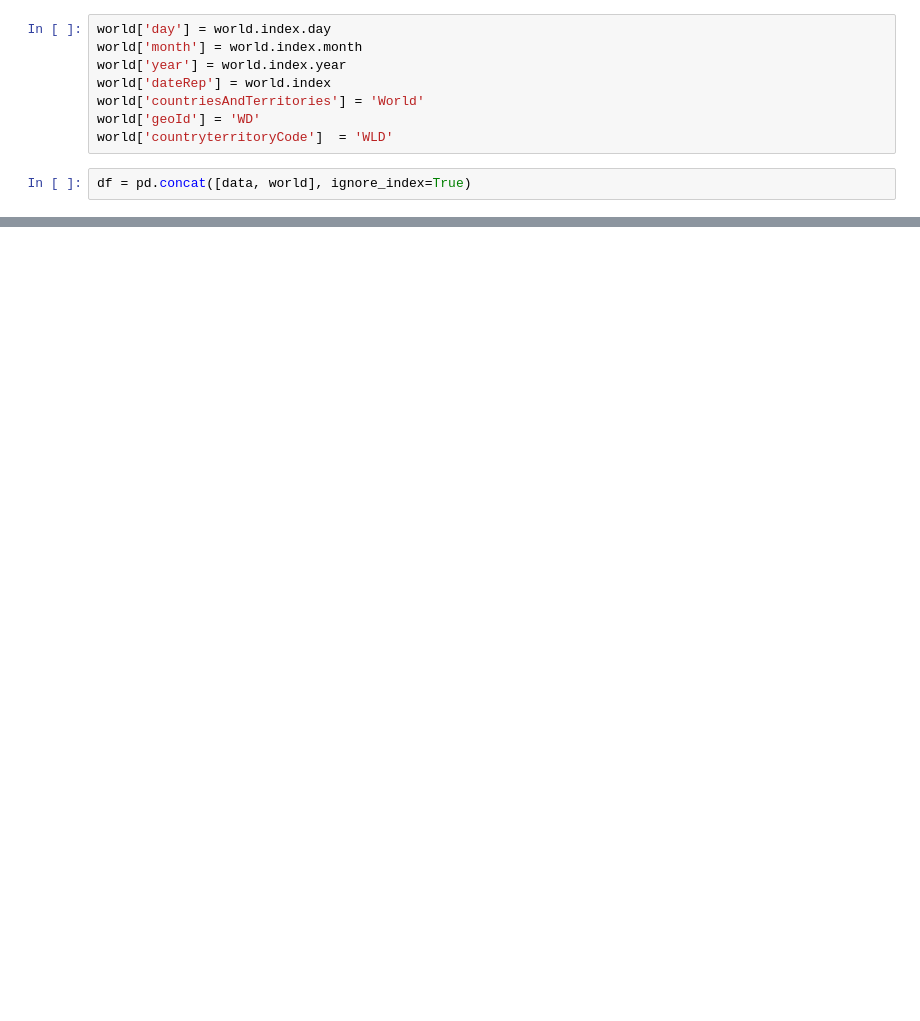
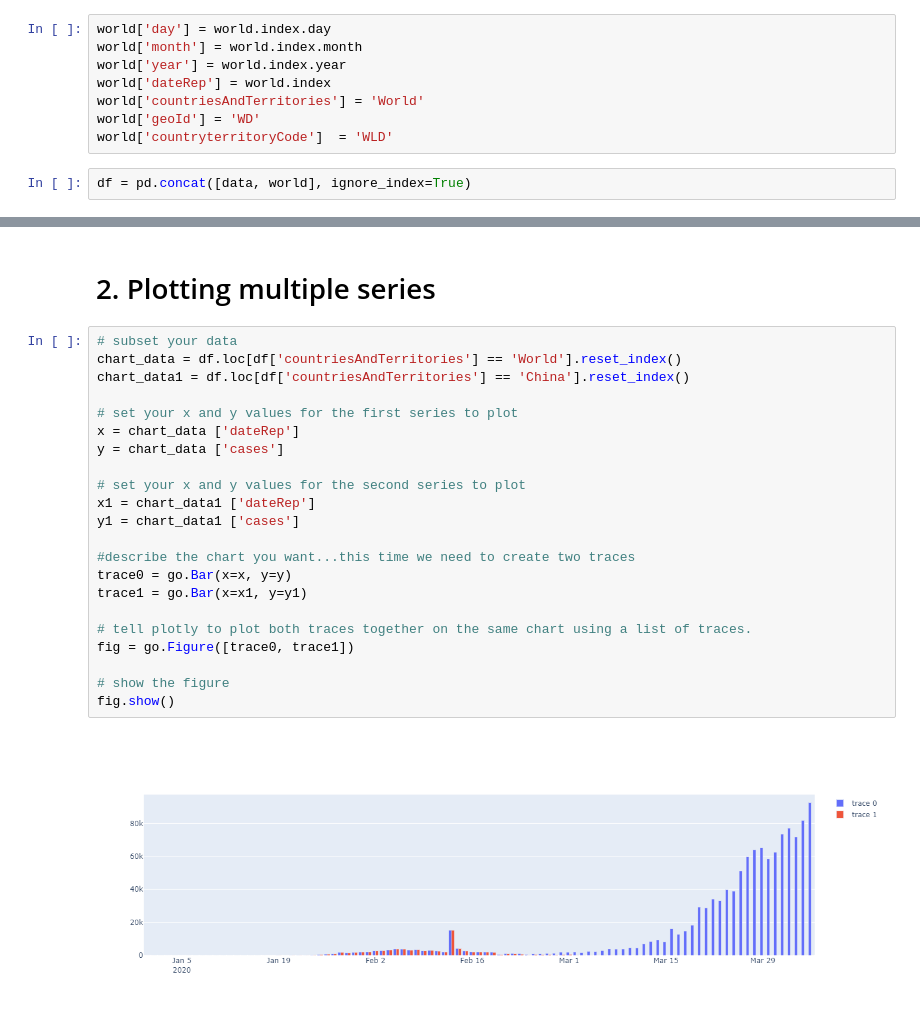
Before and after one commit to LUNDR/covid-19, a Jupyter notebook: Basic_charts.ipynb, the cells around one changed output, grey strips where cells are left out. Saved outputs shown, nothing was run; the diff lists cells and outputs as text; blank space fills up the shorter version.

```diff
--- a/Basic_charts.ipynb
+++ b/Basic_charts.ipynb
@@ -83,0 +141,26 @@ Image(pio.to_image(fig, format='png'))
+# %% [markdown]
+# 2. Plotting multiple series
+# %%
+# subset your data
+chart_data = df.loc[df['countriesAndTerritories'] == 'World'].reset_index()
+chart_data1 = df.loc[df['countriesAndTerritories'] == 'China'].reset_index()
+
+# set your x and y values for the first series to plot
+x = chart_data ['dateRep']
+y = chart_data ['cases']
+
+# set your x and y values for the second series to plot
+x1 = chart_data1 ['dateRep']
+y1 = chart_data1 ['cases']
+
+#describe the chart you want...this time we need to create two traces
+trace0 = go.Bar(x=x, y=y)
+trace1 = go.Bar(x=x1, y=y1)
+
+# tell plotly to plot both traces together on the same chart using a list of traces.
+fig = go.Figure([trace0, trace1])
+
+# show the figure
+fig.show()
+# %% [output]
+[figure, added]
```
Also changed, not shown: parts of 27 cells of this notebook, 4 other files.
